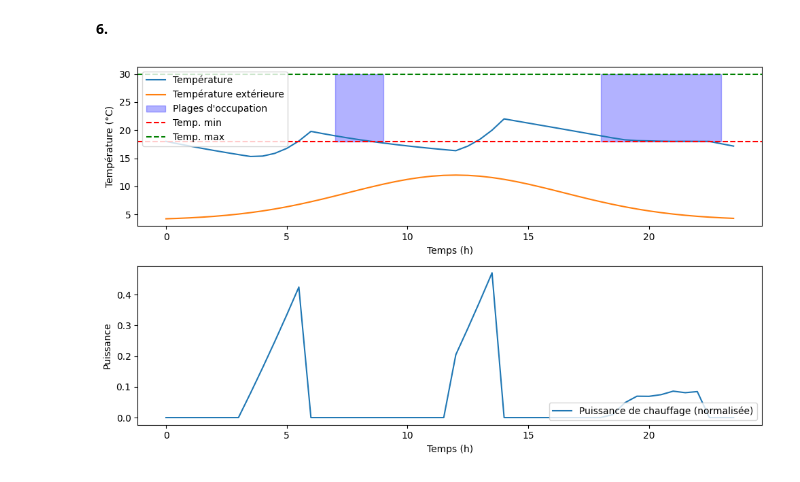
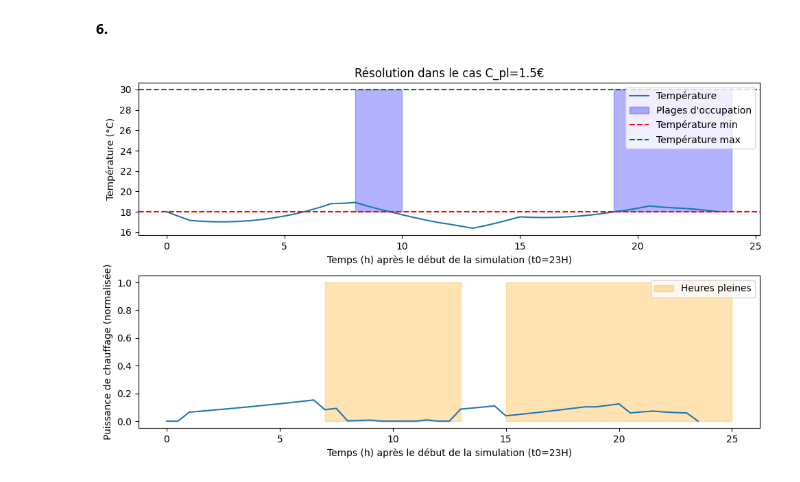
Before and after one commit to TomSchippke/PROJETS_S2, a Jupyter notebook: Mini_Projet_Optim_LAGARDE_SCHIPPKE.ipynb, the cells around one changed output. Saved outputs shown, nothing was run; the diff lists cells and outputs as text; code cells hidden in the pictures.

```diff
--- a/Mini_Projet_Optim_LAGARDE_SCHIPPKE.ipynb
+++ b/Mini_Projet_Optim_LAGARDE_SCHIPPKE.ipynb
@@ -65,7 +65,6 @@ from scipy.optimize import minimize
 
 #définition des constantes du problème
 ccr=1
-cpl=1.50
 Tm=18  #températures exprimées en Kelvin
 TM=30
 Tin=Tm
@@ -76,23 +75,14 @@ N=48
 PM=5000
 dt=0.5
 t_0=23
-
-
 C=[]
-for i in range (48):
-    t=i*dt
-    if (0<=t and t<6) or (12<=t and t<14):
-        C.append(ccr)
-    else:
-        C.append(cpl)
-C=np.array(C)
 
 
 # Fonction température extérieure
 
 def outside_temp(t):
     '''fonction renvoyant la température extérieur à une heure donnée'''
-    return 4+8*np.exp((-(t-12)**2 )/40)
+    return 4+8*np.exp((-(t-(24-t_0%24)-12)**2 )/40)   #le décalage temporel permet de tenir compte de la date initiale t_0
 
 Te=outside_temp(np.array([i/2 for i in range (48)]))
 
@@ -103,70 +93,90 @@ def contraintes_ineq(X):
     P = X[N:]
     contraintes = []
     for i in range(N):
-        if 7 <= i/2 % 24 < 9 or 18 <= i/2 % 24 < 23:
+        if 7+(24-t_0) <= i/2 % 24 < 9+(24-t_0) or 18+(24-t_0) <= i/2 % 24 < 23+(24-t_0):
             # Contraintes de température pendant les heures d'occupation
             contraintes.append(T[i]-Tm)
             contraintes.append(TM-T[i] )
 
         # Contraintes de puissance de chauffage
         contraintes.append(P[i])
         contraintes.append(PM-P[i])
 
     return np.array(contraintes)
 
 
 
 def contraintes_eq(X):
     T = X[:N]
     P = X[N:]
-    contraintes = [T[0]-Tin]
+    contraintes = [T[0]-Tin, P[N-1]]
     for i in range(N-1):
         contraintes.append(np.exp(-(k+h)*dt)*T[i]+((1-np.exp(-(k+h)*dt))/(k+h))*(b*P[i]+h*Te[i])-T[i+1])
     return np.array(contraintes)
 
 # Fonction objectif à minimiser
 def cost(X):
     Power = X[N:]
-    return np.sum(np.array(Power)*C)
+    return dt*np.sum(np.array(Power)*C)*1e-3
 
 
-# Initialisation des variables
-X0 = np.zeros(2 * N)
-X0[:N] = (TM+Tm)/2  # Température initiale
 
-# Définition des contraintes et de la fonction objectif pour minimize
-contraintes_dict = ({'type': 'eq', 'fun': contraintes_eq},{'type': 'ineq', 'fun': contraintes_ineq})
+def resolution (cpl=1.50):
+    global C
+    C=[]
 
-# Résolution avec minimize
-resultat_minimize = minimize(cost, X0, constraints=contraintes_dict, options={'disp': False})
+    for i in range (48):
+        t=i*dt
+        if (0+(24-t_0)<=t and t<6+(24-t_0)) or (12+(24-t_0)<=t and t<14+(24-t_0)):
+            C.append(ccr)
+        else:
+            C.append(cpl)
+    C=np.array(C)
 
-# Récupération des résultats
-T_resultat = resultat_minimize.x[:N]
-P_resultat = resultat_minimize.x[N:]
+    # Initialisation des variables
+    X0 = np.zeros(2 * N)
+    X0[:N] = (TM+Tm)/2  # Température initiale
+
+    # Définition des contraintes et de la fonction objectif pour minimize
+    contraintes_dict = ({'type': 'eq', 'fun': contraintes_eq},{'type': 'ineq', 'fun': contraintes_ineq})
+
+    # Résolution avec minimize
+    resultat_minimize = minimize(cost, X0, constraints=contraintes_dict, options={'disp': False})
+
+    # Récupération des résultats
+    T_resultat = resultat_minimize.x[:N]
+    Pow_resultat = resultat_minimize.x[N:]
 
 
-# Affichage des résultats
-temps = np.arange(0, N/2, 0.5)
-plt.figure(figsize=(10, 6))
-plt.subplot(2, 1, 1)
-plt.plot(temps, T_resultat, label='Température')
-plt.plot(temps, Te, label='Température extérieure')
+    # Affichage des résultats
+    temps = np.arange(0, N/2, 0.5)
+    plt.figure(figsize=(10, 6))
+    plt.subplot(2, 1, 1)
+    plt.title('Résolution dans le cas C_pl={}€'.format(cpl))
+    plt.plot(temps, T_resultat, label='Température')
 
-plt.fill_between([7,9], Tm, TM, alpha=0.3, color='blue', label='Plages d\'occupation')
-plt.fill_between([18,23], Tm, TM, alpha=0.3, color='blue')
-plt.axhline(y=Tm, color='r', linestyle='--', label='Temp. min')
-plt.axhline(y=TM, color='g', linestyle='--', label='Temp. max')
-plt.xlabel('Temps (h)')
-plt.ylabel('Température (°C)')
-plt.legend()
+    plt.fill_between([7+(24-t_0),9+(24-t_0)], Tm, TM, alpha=0.3, color='blue', label='Plages d\'occupation')
+    plt.fill_between([18+(24-t_0),23+(24-t_0)], Tm, TM, alpha=0.3, color='blue')
+    plt.axhline(y=Tm, color='r', linestyle='--', label='Température min')
+    plt.axhline(y=TM, color='g', linestyle='--', label='Température max')
+    plt.xlabel('Temps (h) après le début de la simulation (t0=23H)')
+    plt.ylabel('Température (°C)')
+    plt.legend(loc='upper right')
 
-plt.subplot(2, 1, 2)
-plt.plot(temps, P_resultat / PM, label='Puissance de chauffage (normalisée)')
-plt.xlabel('Temps (h)')
-plt.ylabel('Puissance')
-plt.legend(loc='lower right')
+    plt.subplot(2, 1, 2)
+    plt.plot(temps, Pow_resultat / PM)
+    plt.xlabel('Temps (h) après le début de la simulation (t0=23H)')
+    plt.ylabel('Puissance de chauffage (normalisée)')
+    plt.fill_between([6+(24-t_0),12+(24-t_0)], 0, 1, alpha=0.3, color='orange', label='Heures pleines')
+    plt.fill_between([14+(24-t_0),23.99+(24-t_0)], 0, 1, alpha=0.3, color='orange')
+    plt.legend(loc='upper right')
 
-plt.tight_layout()
-plt.show()
+    plt.tight_layout()
+    plt.show()
+
+    print('La facture à payer est: ', round(cost(resultat_minimize.x), 3),' €.')
+    return
+
+resolution()
 # %% [output]
-[figure, old version]
+[figure, new version]
```
Also changed, not shown: parts of 15 cells of this notebook.
